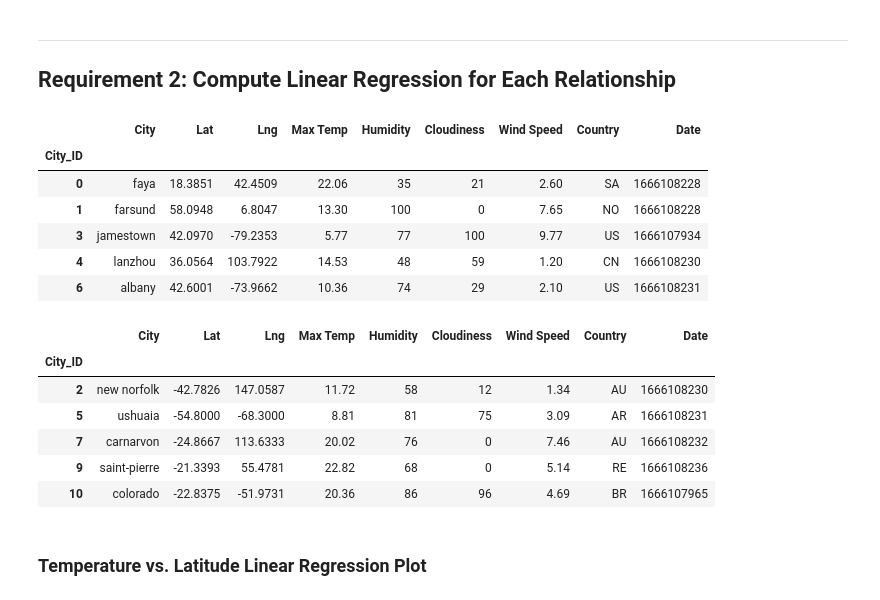
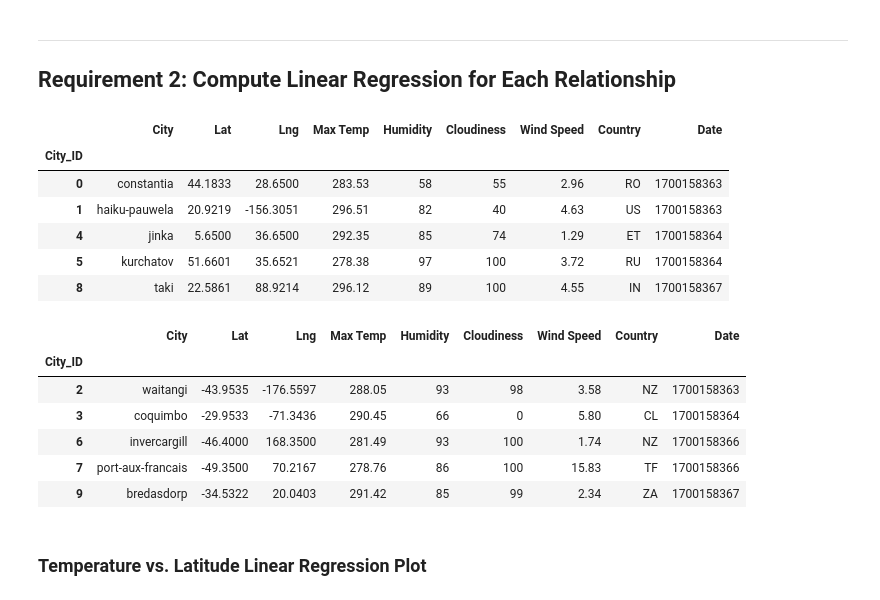
Before and after one commit to cmoeglin1/python-api-challenge, a Jupyter notebook: WeatherPy.ipynb, the cells around one changed output. Cells and saved outputs as stored; diff of their text form; code cells hidden in the pictures.

```diff
--- a/WeatherPy.ipynb
+++ b/WeatherPy.ipynb
@@ -287,31 +305,31 @@ plt.show()
 # %%
 # Create a DataFrame with the Northern Hemisphere data (Latitude >= 0)
-# YOUR CODE HERE
+northern_hemi_df = city_data_df.loc[city_data_df['Lat'] >= 0]
 
 # Display sample data
 northern_hemi_df.head()
 # %% [output]
 |  | City | Lat | Lng | Max Temp | Humidity | Cloudiness | Wind Speed | Country | Date |
 | City_ID |  |  |  |  |  |  |  |  |  |
-| 0 | faya | 18.3851 | 42.4509 | 22.06 | 35 | 21 | 2.60 | SA | 1666108228 |
-| 1 | farsund | 58.0948 | 6.8047 | 13.30 | 100 | 0 | 7.65 | NO | 1666108228 |
-| 3 | jamestown | 42.0970 | -79.2353 | 5.77 | 77 | 100 | 9.77 | US | 1666107934 |
-| 4 | lanzhou | 36.0564 | 103.7922 | 14.53 | 48 | 59 | 1.20 | CN | 1666108230 |
-| 6 | albany | 42.6001 | -73.9662 | 10.36 | 74 | 29 | 2.10 | US | 1666108231 |
+| 0 | constantia | 44.1833 | 28.6500 | 283.53 | 58 | 55 | 2.96 | RO | 1700158363 |
+| 1 | haiku-pauwela | 20.9219 | -156.3051 | 296.51 | 82 | 40 | 4.63 | US | 1700158363 |
+| 4 | jinka | 5.6500 | 36.6500 | 292.35 | 85 | 74 | 1.29 | ET | 1700158364 |
+| 5 | kurchatov | 51.6601 | 35.6521 | 278.38 | 97 | 100 | 3.72 | RU | 1700158364 |
+| 8 | taki | 22.5861 | 88.9214 | 296.12 | 89 | 100 | 4.55 | IN | 1700158367 |
 # %%
 # Create a DataFrame with the Southern Hemisphere data (Latitude < 0)
-# YOUR CODE HERE
+southern_hemi_df = city_data_df.loc[city_data_df['Lat'] <= 0]
 
 # Display sample data
 southern_hemi_df.head()
 # %% [output]
 |  | City | Lat | Lng | Max Temp | Humidity | Cloudiness | Wind Speed | Country | Date |
 | City_ID |  |  |  |  |  |  |  |  |  |
-| 2 | new norfolk | -42.7826 | 147.0587 | 11.72 | 58 | 12 | 1.34 | AU | 1666108230 |
-| 5 | ushuaia | -54.8000 | -68.3000 | 8.81 | 81 | 75 | 3.09 | AR | 1666108231 |
-| 7 | carnarvon | -24.8667 | 113.6333 | 20.02 | 76 | 0 | 7.46 | AU | 1666108232 |
-| 9 | saint-pierre | -21.3393 | 55.4781 | 22.82 | 68 | 0 | 5.14 | RE | 1666108236 |
-| 10 | colorado | -22.8375 | -51.9731 | 20.36 | 86 | 96 | 4.69 | BR | 1666107965 |
+| 2 | waitangi | -43.9535 | -176.5597 | 288.05 | 93 | 98 | 3.58 | NZ | 1700158363 |
+| 3 | coquimbo | -29.9533 | -71.3436 | 290.45 | 66 | 0 | 5.80 | CL | 1700158364 |
+| 6 | invercargill | -46.4000 | 168.3500 | 281.49 | 93 | 100 | 1.74 | NZ | 1700158366 |
+| 7 | port-aux-francais | -49.3500 | 70.2167 | 278.76 | 86 | 100 | 15.83 | TF | 1700158366 |
+| 9 | bredasdorp | -34.5322 | 20.0403 | 291.42 | 85 | 99 | 2.34 | ZA | 1700158367 |
 # %% [markdown]
 ###  Temperature vs. Latitude Linear Regression Plot
 # %%
```
Also changed, not shown: parts of 16 cells of this notebook.
